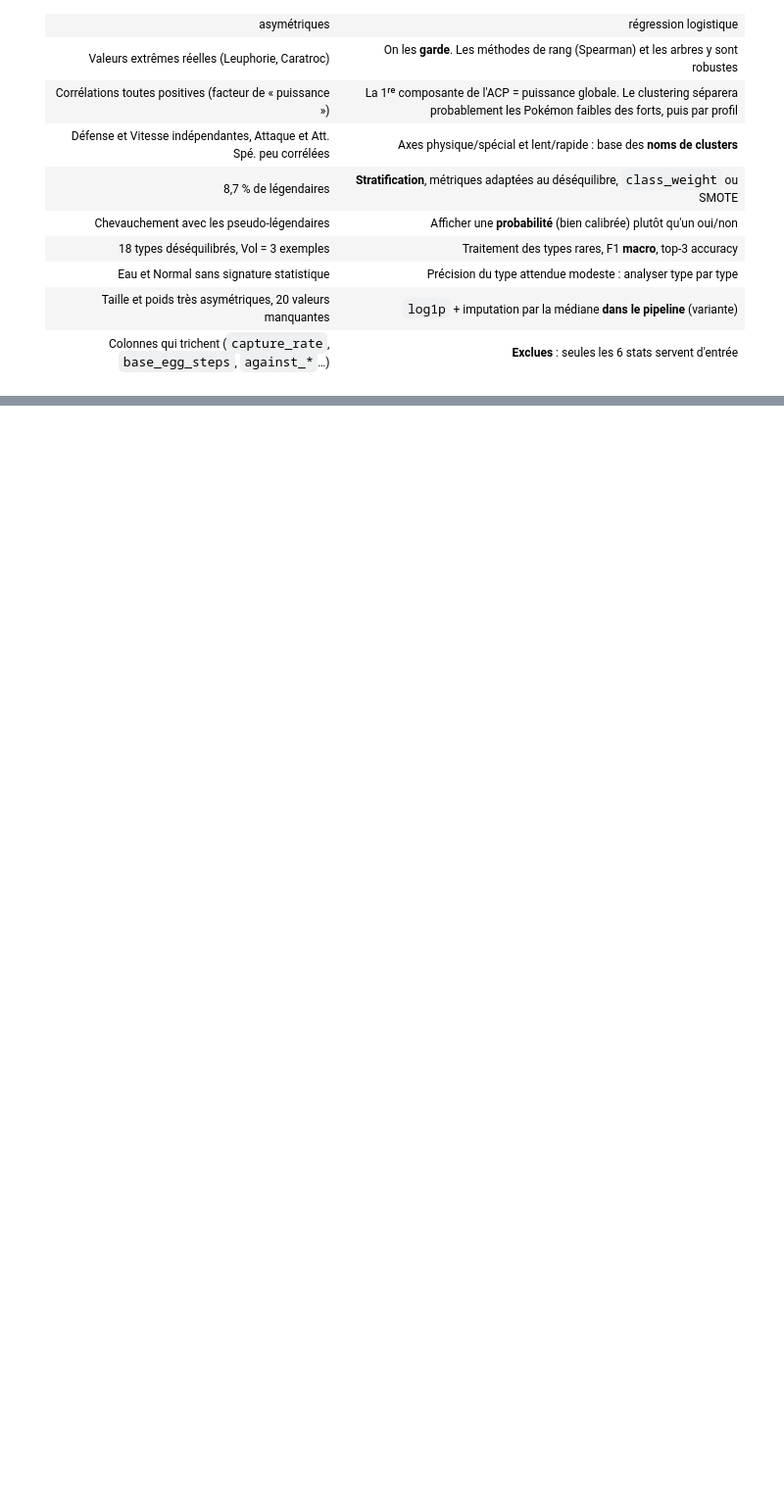
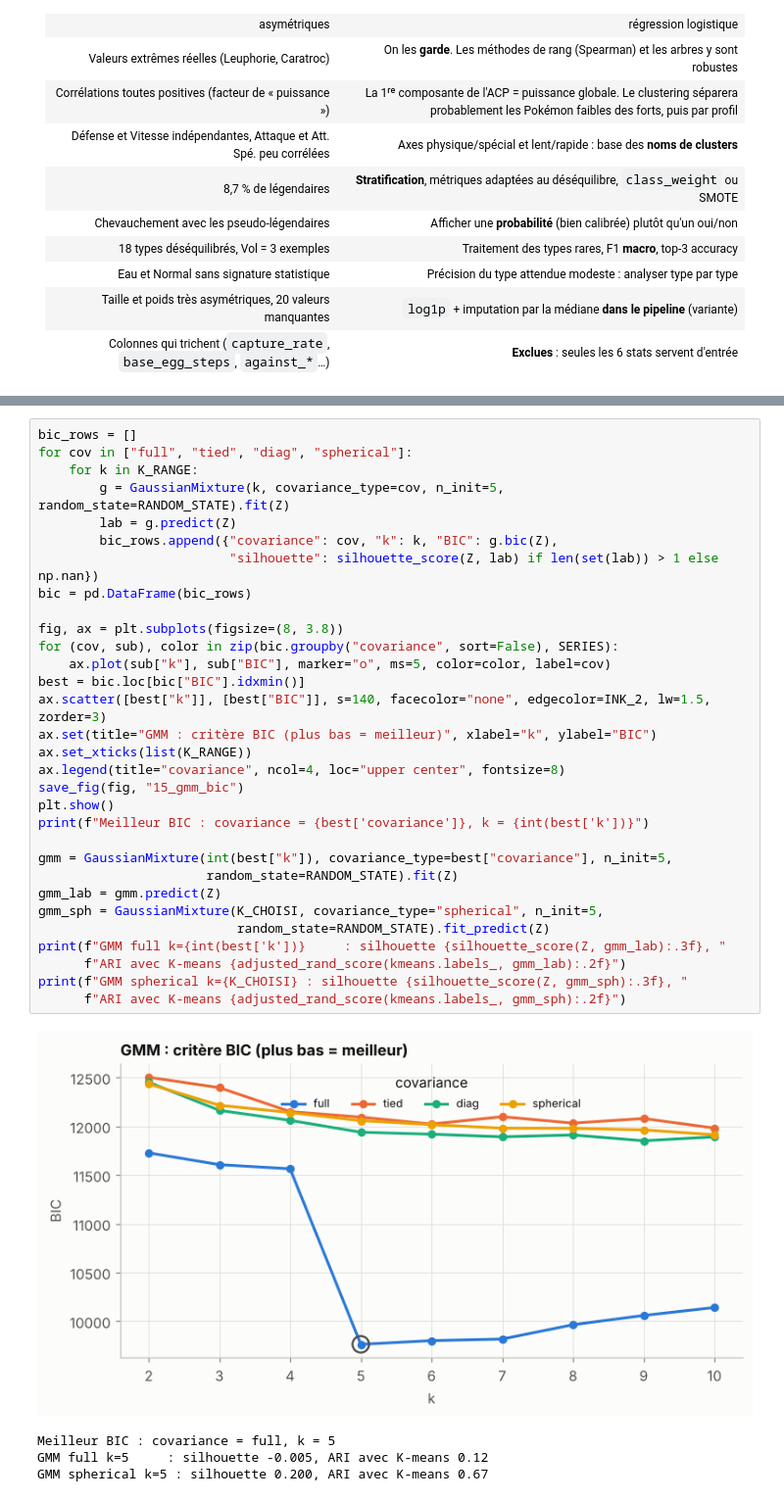
Before and after one commit to iceteeframboise/pokedex, a Jupyter notebook: notebooks/1_tabulaire.ipynb, the cells around one changed output, grey strips where cells are left out. Shown at 98% size. Saved outputs shown, nothing was run; the diff lists cells and outputs as text; blank space fills up the shorter version.

```diff
--- a/notebook/pokedex_niveau1.ipynb
+++ b/notebooks/1_tabulaire.ipynb
@@ -518,0 +768,36 @@ Asymétrie : {'height_m': 5.1, 'weight_kg': 4.9}
+# %%
+bic_rows = []
+for cov in ["full", "tied", "diag", "spherical"]:
+    for k in K_RANGE:
+        g = GaussianMixture(k, covariance_type=cov, n_init=5, random_state=RANDOM_STATE).fit(Z)
+        lab = g.predict(Z)
+        bic_rows.append({"covariance": cov, "k": k, "BIC": g.bic(Z),
+                         "silhouette": silhouette_score(Z, lab) if len(set(lab)) > 1 else np.nan})
+bic = pd.DataFrame(bic_rows)
+
+fig, ax = plt.subplots(figsize=(8, 3.8))
+for (cov, sub), color in zip(bic.groupby("covariance", sort=False), SERIES):
+    ax.plot(sub["k"], sub["BIC"], marker="o", ms=5, color=color, label=cov)
+best = bic.loc[bic["BIC"].idxmin()]
+ax.scatter([best["k"]], [best["BIC"]], s=140, facecolor="none", edgecolor=INK_2, lw=1.5, zorder=3)
+ax.set(title="GMM : critère BIC (plus bas = meilleur)", xlabel="k", ylabel="BIC")
+ax.set_xticks(list(K_RANGE))
+ax.legend(title="covariance", ncol=4, loc="upper center", fontsize=8)
+save_fig(fig, "15_gmm_bic")
+plt.show()
+print(f"Meilleur BIC : covariance = {best['covariance']}, k = {int(best['k'])}")
+
+gmm = GaussianMixture(int(best["k"]), covariance_type=best["covariance"], n_init=5,
+                      random_state=RANDOM_STATE).fit(Z)
+gmm_lab = gmm.predict(Z)
+gmm_sph = GaussianMixture(K_CHOISI, covariance_type="spherical", n_init=5,
+                          random_state=RANDOM_STATE).fit_predict(Z)
+print(f"GMM full k={int(best['k'])}     : silhouette {silhouette_score(Z, gmm_lab):.3f}, "
+      f"ARI avec K-means {adjusted_rand_score(kmeans.labels_, gmm_lab):.2f}")
+print(f"GMM spherical k={K_CHOISI} : silhouette {silhouette_score(Z, gmm_sph):.3f}, "
+      f"ARI avec K-means {adjusted_rand_score(kmeans.labels_, gmm_sph):.2f}")
+# %% [output]
+[figure, added]
+Meilleur BIC : covariance = full, k = 5
+GMM full k=5     : silhouette -0.005, ARI avec K-means 0.12
+GMM spherical k=5 : silhouette 0.200, ARI avec K-means 0.67
```
Also changed, not shown: parts of 37 cells of this notebook, 12 other files.
